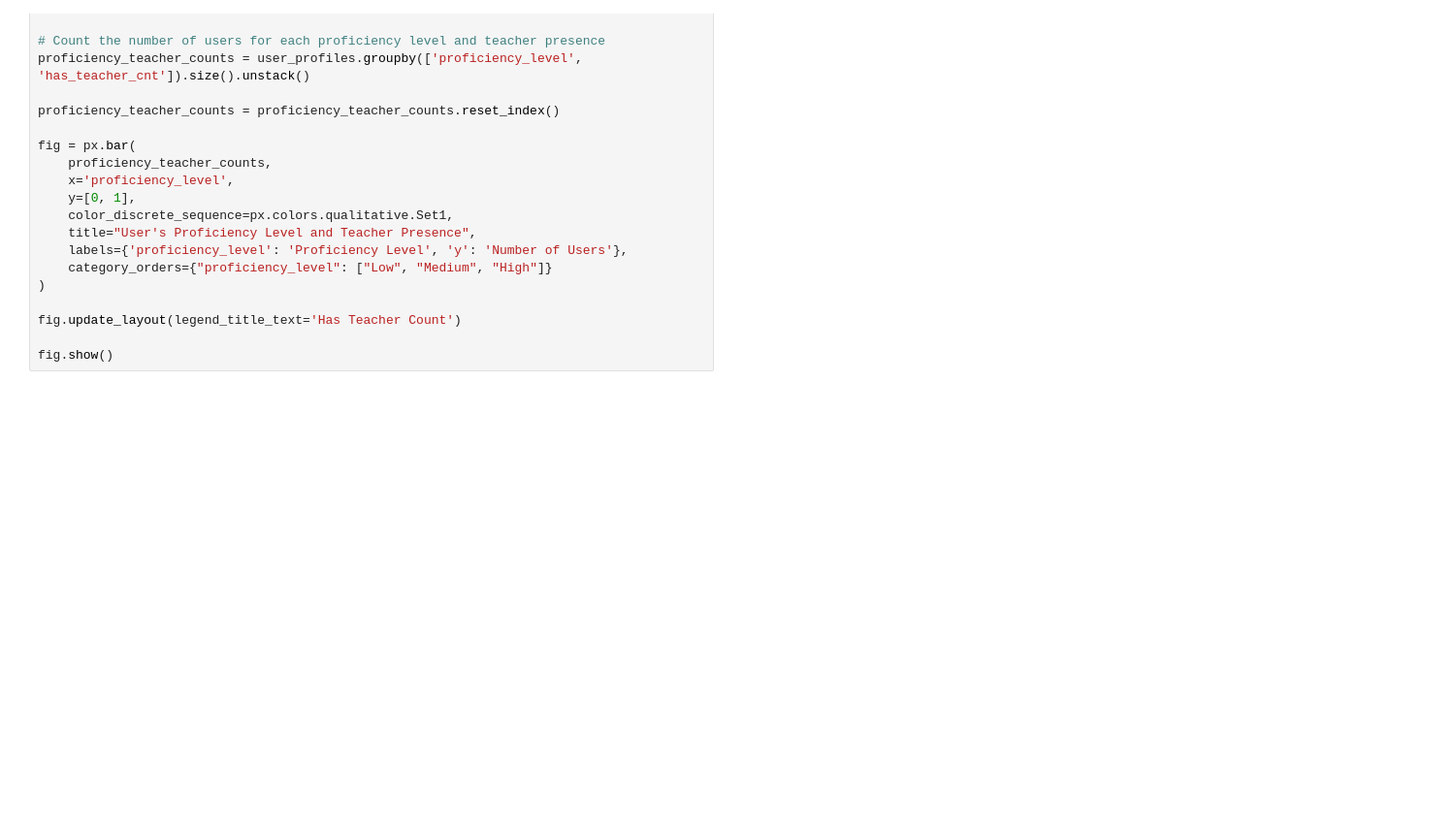
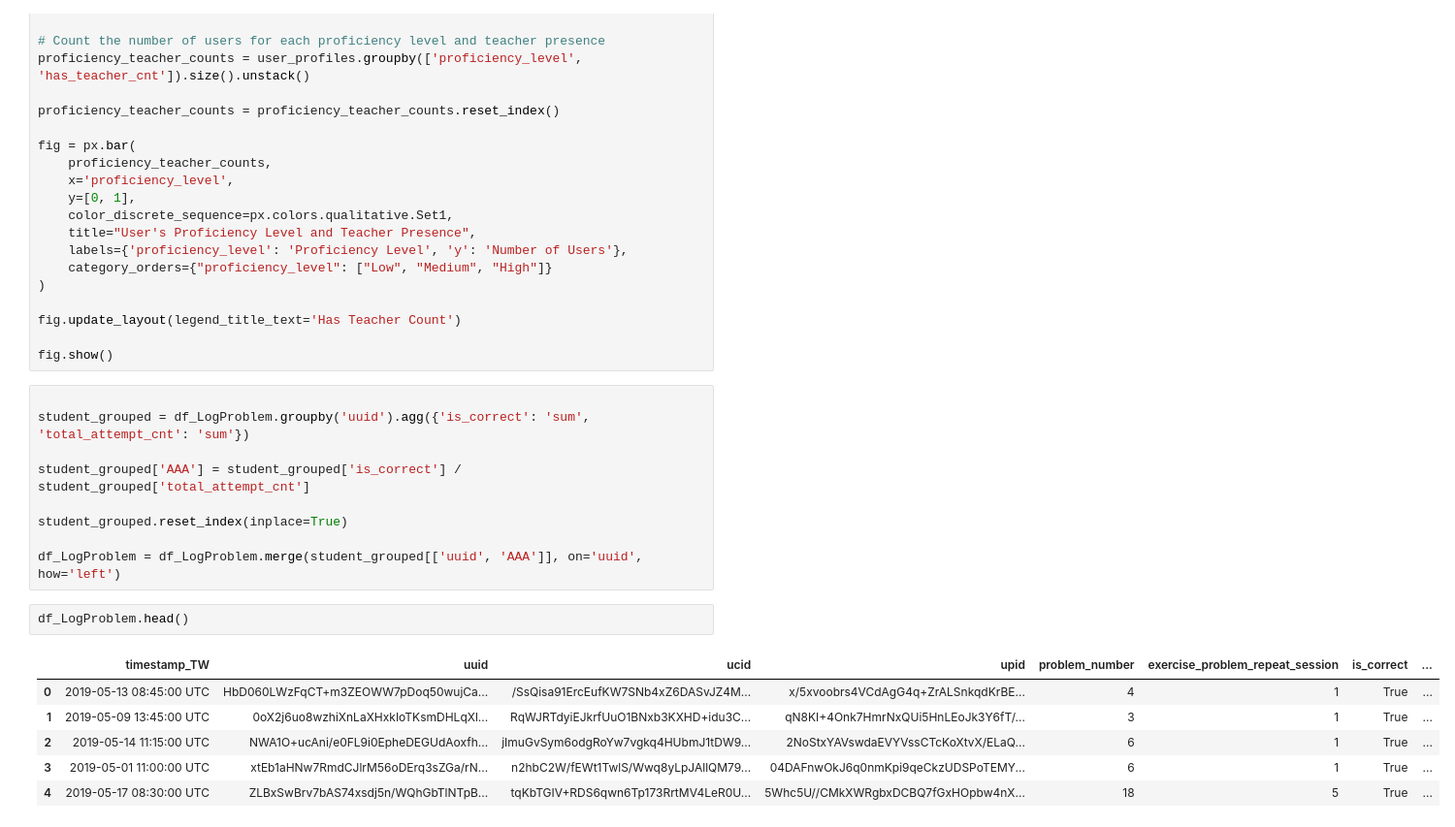
Before and after one commit to dorra-s/streamlit_app, a Jupyter notebook: 2nd part.ipynb, the cells around one changed output. Shown at 97% size. Saved outputs shown, nothing was run; the diff lists cells and outputs as text; blank space fills up the shorter version.

```diff
--- a/data_to_csv.ipynb
+++ b/2nd part.ipynb
@@ -325,3 +325,21 @@ fig = px.bar(
 fig.update_layout(legend_title_text='Has Teacher Count')
 
 fig.show()
+# %%
+
+student_grouped = df_LogProblem.groupby('uuid').agg({'is_correct': 'sum', 'total_attempt_cnt': 'sum'})
+
+student_grouped['AAA'] = student_grouped['is_correct'] / student_grouped['total_attempt_cnt']
+
+student_grouped.reset_index(inplace=True)
+
+df_LogProblem = df_LogProblem.merge(student_grouped[['uuid', 'AAA']], on='uuid', how='left')
+# %%
+df_LogProblem.head()
+# %% [output]
+|  | timestamp_TW | uuid | ucid | upid | problem_number | exercise_problem_repeat_session | is_correct | ... |
+| 0 | 2019-05-13 08:45:00 UTC | HbD060LWzFqCT+m3ZEOWW7pDoq50wujCa... | /SsQisa91ErcEufKW7SNb4xZ6DASvJZ4M... | x/5xvoobrs4VCdAgG4q+ZrALSnkqdKrBE... | 4 | 1 | True | ... |
+| 1 | 2019-05-09 13:45:00 UTC | 0oX2j6uo8wzhiXnLaXHxkIoTKsmDHLqXl... | RqWJRTdyiEJkrfUuO1BNxb3KXHD+idu3C... | qN8KI+4Onk7HmrNxQUi5HnLEoJk3Y6fT/... | 3 | 1 | True | ... |
+| 2 | 2019-05-14 11:15:00 UTC | NWA1O+ucAni/e0FL9i0EpheDEGUdAoxfh... | jImuGvSym6odgRoYw7vgkq4HUbmJ1tDW9... | 2NoStxYAVswdaEVYVssCTcKoXtvX/ELaQ... | 6 | 1 | True | ... |
+| 3 | 2019-05-01 11:00:00 UTC | xtEb1aHNw7RmdCJlrM56oDErq3sZGa/rN... | n2hbC2W/fEWt1TwlS/Wwq8yLpJAllQM79... | 04DAFnwOkJ6q0nmKpi9qeCkzUDSPoTEMY... | 6 | 1 | True | ... |
+| 4 | 2019-05-17 08:30:00 UTC | ZLBxSwBrv7bAS74xsdj5n/WQhGbTlNTpB... | tqKbTGIV+RDS6qwn6Tp173RrtMV4LeR0U... | 5Whc5U//CMkXWRgbxDCBQ7fGxHOpbw4nX... | 18 | 5 | True | ... |
```
Also changed, not shown: 3 other files.
